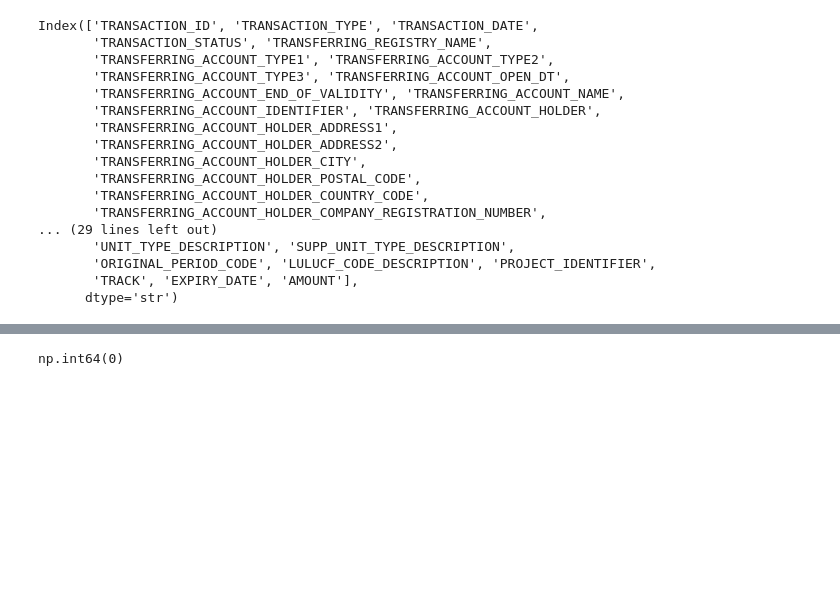
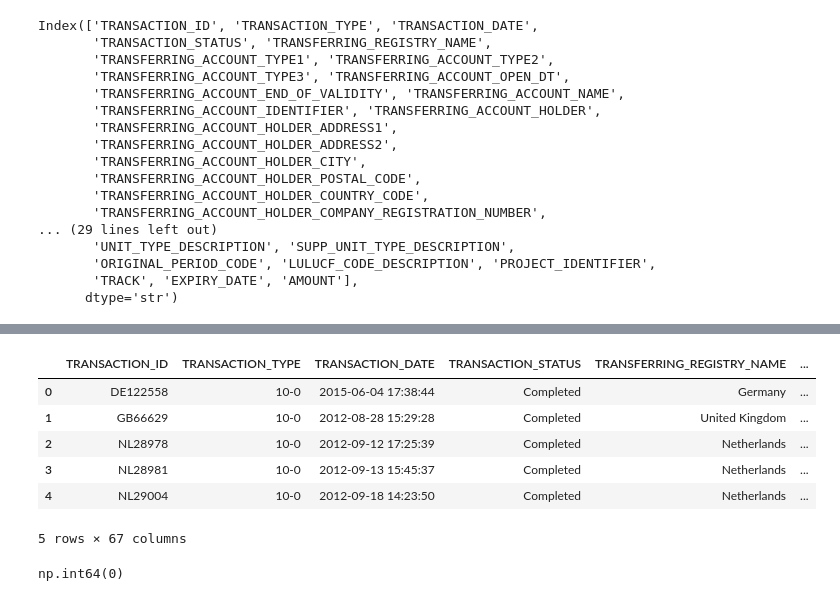
Before and after one commit to atr-tapia/ETS_repo, a Jupyter notebook: notebooks/union_registries_dfs.ipynb, the cells around one changed output, grey strips where cells are left out. Cells and saved outputs as stored; diff of their text form; code cells hidden in the pictures; blank space fills up the shorter version.

```diff
--- a/notebooks/union_registries_dfs.ipynb
+++ b/notebooks/union_registries_dfs.ipynb
@@ -152,0 +173,10 @@ df_eutl_2022 = pd.read_csv(
+# %%
+df_eutl_2022.head()
+# %% [output]
+|  | TRANSACTION_ID | TRANSACTION_TYPE | TRANSACTION_DATE | TRANSACTION_STATUS | TRANSFERRING_REGISTRY_NAME | ... |
+| 0 | DE122558 | 10-0 | 2015-06-04 17:38:44 | Completed | Germany | ... |
+| 1 | GB66629 | 10-0 | 2012-08-28 15:29:28 | Completed | United Kingdom | ... |
+| 2 | NL28978 | 10-0 | 2012-09-12 17:25:39 | Completed | Netherlands | ... |
+| 3 | NL28981 | 10-0 | 2012-09-13 15:45:37 | Completed | Netherlands | ... |
+| 4 | NL29004 | 10-0 | 2012-09-18 14:23:50 | Completed | Netherlands | ... |
+5 rows × 67 columns
```
Also changed, not shown: parts of 2 cells of this notebook, 1 other file.
